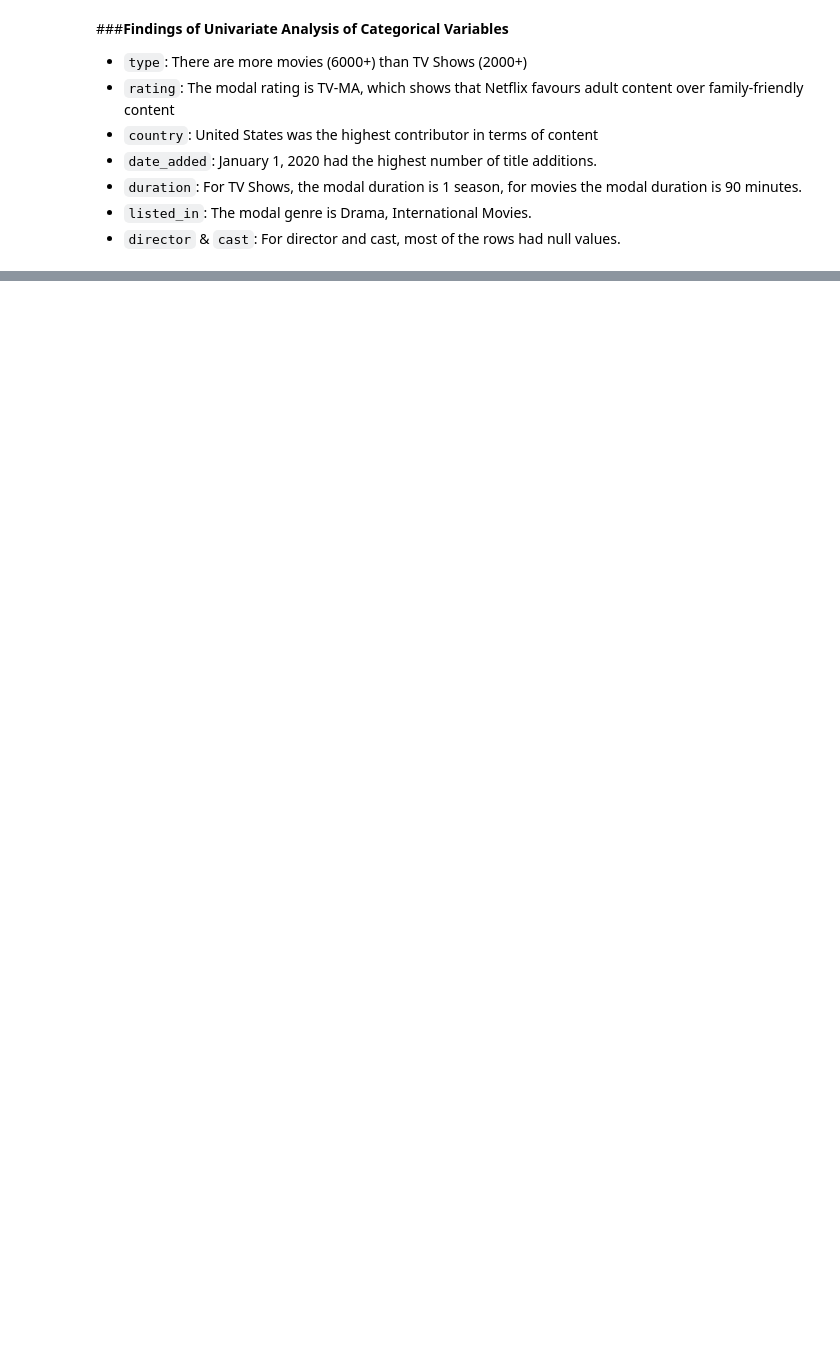
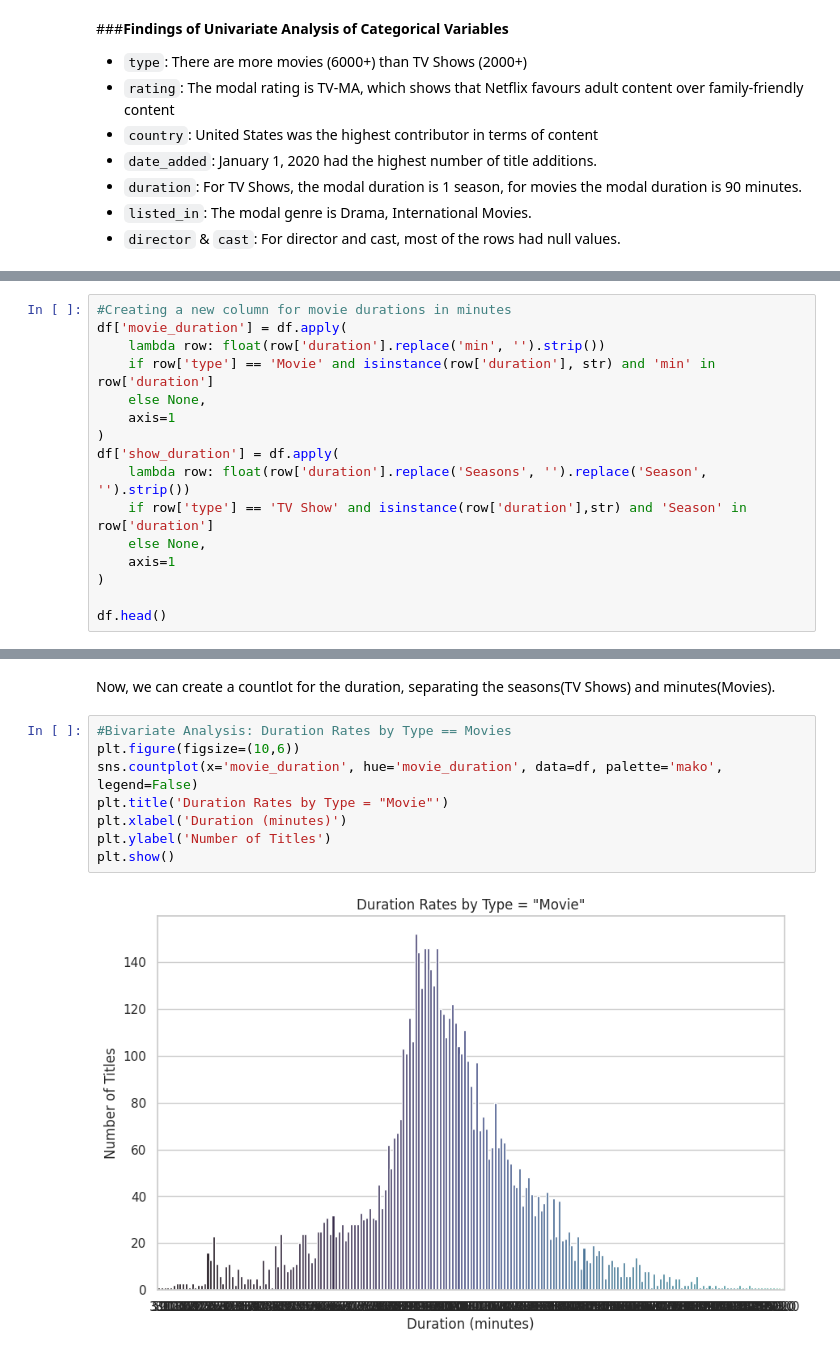
Before and after one commit to StacyChebet/Netflix-EDA, a Jupyter notebook: Netflix_Exploratory_Data_Analysis.ipynb, the cells around one changed output, grey strips where cells are left out. Saved outputs shown, nothing was run; the diff lists cells and outputs as text; blank space fills up the shorter version.

```diff
--- a/Netflix_Exploratory_Data_Analysis.ipynb
+++ b/Netflix_Exploratory_Data_Analysis.ipynb
@@ -408,0 +443,16 @@ plt.show()
+# %%
+#Creating a new column for movie durations in minutes
+df['movie_duration'] = df.apply(
+    lambda row: float(row['duration'].replace('min', '').strip())
+    if row['type'] == 'Movie' and isinstance(row['duration'], str) and 'min' in row['duration']
+    else None,
+    axis=1
+)
+df['show_duration'] = df.apply(
+    lambda row: float(row['duration'].replace('Seasons', '').replace('Season', '').strip())
+    if row['type'] == 'TV Show' and isinstance(row['duration'],str) and 'Season' in row['duration']
+    else None,
+    axis=1
+)
+
+df.head()
@@ -408,0 +466,12 @@ plt.show()
+# %% [markdown]
+Now, we can create a countlot for the duration, separating the seasons(TV Shows) and minutes(Movies).
+# %%
+#Bivariate Analysis: Duration Rates by Type == Movies
+plt.figure(figsize=(10,6))
+sns.countplot(x='movie_duration', hue='movie_duration', data=df, palette='mako', legend=False)
+plt.title('Duration Rates by Type = "Movie"')
+plt.xlabel('Duration (minutes)')
+plt.ylabel('Number of Titles')
+plt.show()
+# %% [output]
+[figure, added]
```
Also changed, not shown: parts of 8 cells of this notebook.
